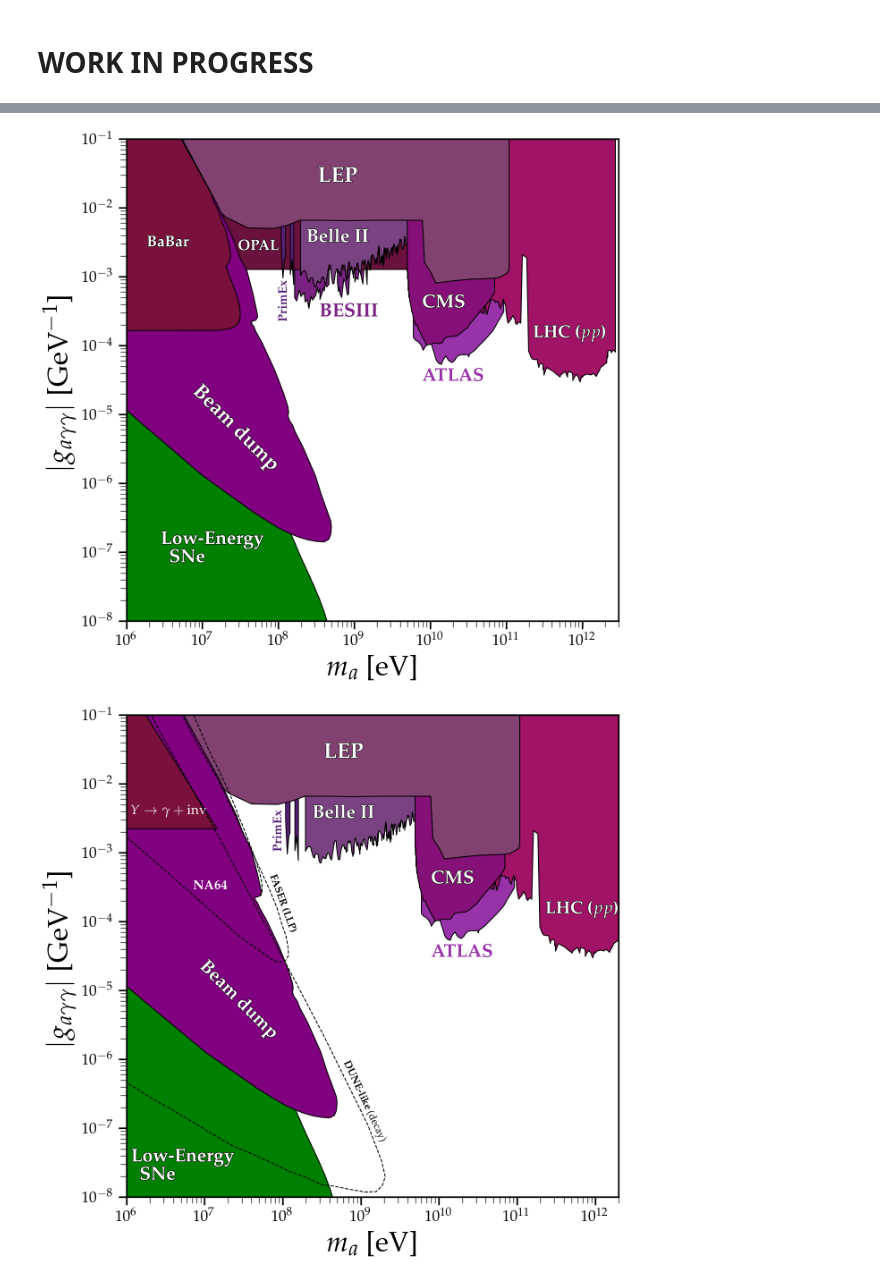
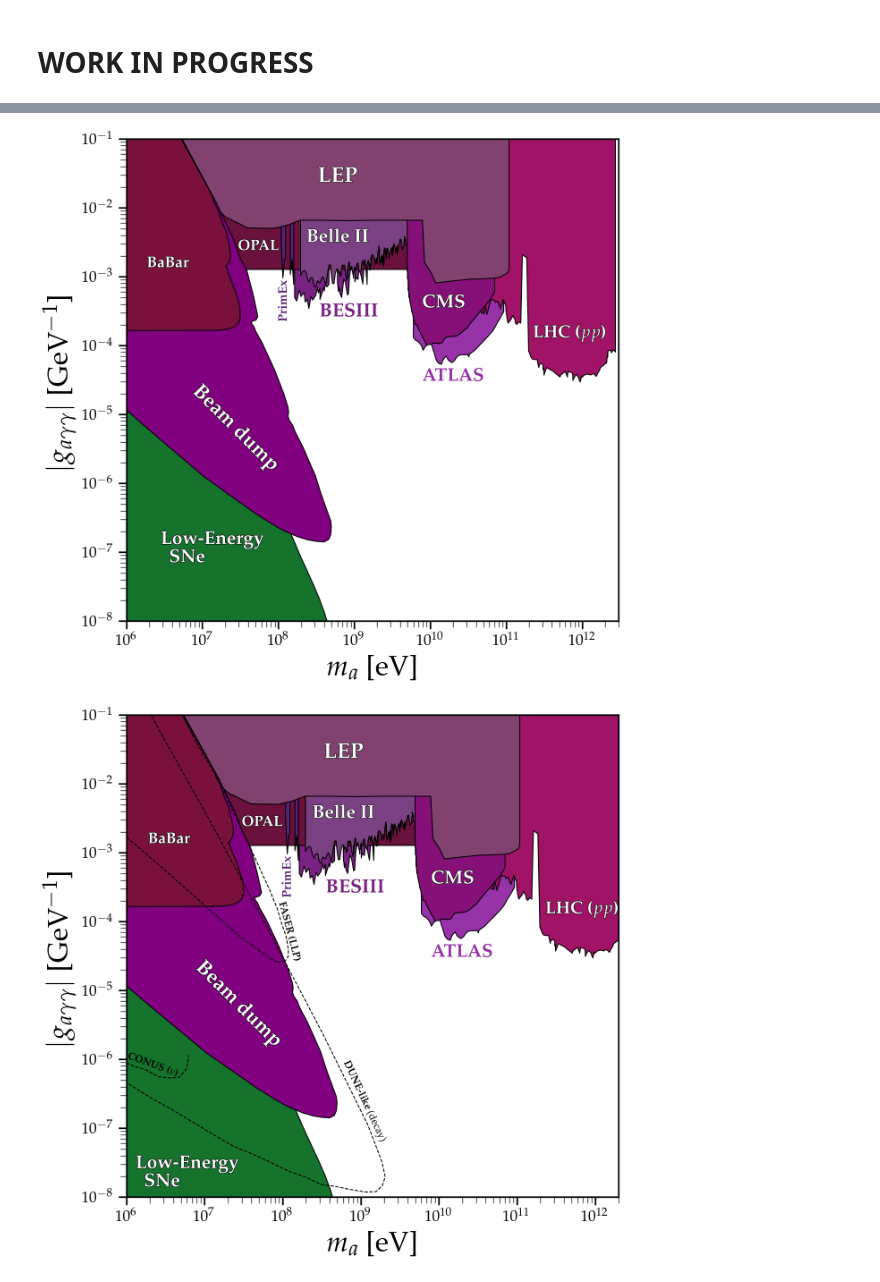
Before and after one commit to cajohare/AxionLimits, a Jupyter notebook: AxionPhoton_ColliderBounds.ipynb, the cells around one changed output, grey strips where cells are left out. Drawn from its saved outputs; the diff is of its cells as text; code cells hidden in the pictures.

```diff
--- a/AxionPhoton_ColliderBounds.ipynb
+++ b/AxionPhoton_ColliderBounds.ipynb
@@ -181,97 +50,79 @@ MySaveFig(fig,'AxionPhoton_HighMass')
 from numpy import *
 import matplotlib.pyplot as plt
 from PlotFuncs import FigSetup, AxionPhoton, MySaveFig, BlackHoleSpins, FilledLimit
-import matplotlib.patheffects as pe
-shadow = [pe.PathPatchEffect(offset=(-2, 2), facecolor='k'),
-          pe.PathPatchEffect(edgecolor='k', linewidth=0.0, facecolor='w')]
 
 fig,ax = FigSetup(Shape='Square',ylab='$|g_{a\gamma\gamma}|$ [GeV$^{-1}$]',mathpazo=True,
                   m_min=1e6,m_max=3e12,g_min=1e-8,g_max=1.0e-1,xtick_rotation=0)
 
+AxionPhoton.SNe_decay(ax,rotation=0,fs=30,text_shift=[0.9,0.2])
 
-BeamDump(ax,rotation=-45,fs=33,text_shift=[0.9,0.3])
-SNe_decay(ax,rotation=0,fs=30,text_shift=[0.9,0.2])
-BaBar(ax,fs=25,text_shift=[3.5,0.4])
-CMS_PbPb(ax,fs=30,text_shift=[1,0.8])
-ATLAS_PbPb(ax,fs=30,text_shift=[1,1.2])
-LHC_pp(ax,fs=28,text_col='w',text_shift=[1.7,10],path_effects=line_background(1.5,'k'))
-BelleII(ax,fs=30)
-PrimEx(ax,fs=20,text_shift=[0.85,0.9],rotation=90)
-LEP(ax,fs=35,text_shift=[1,0.2])
-BESIII(ax,fs=31,text_shift=[1.3,1.4])
-OPAL(ax,fs=24,text_shift=[0.021,3.5],text_col='w',path_effects=line_background(1.5,'k'))
+AxionPhoton.BeamDump(ax,rotation=-45,fs=33,text_shift=[0.9,0.3])
+AxionPhoton.BaBar(ax,fs=25,text_shift=[3.5,0.4])
+AxionPhoton.CMS_PbPb(ax,fs=30,text_shift=[1,0.8])
+AxionPhoton.ATLAS_PbPb(ax,fs=30,text_shift=[1,1.2])
+AxionPhoton.LHC_pp(ax,fs=28,text_col='w',text_shift=[1.7,10],path_effects=line_background(1.5,'k'))
+AxionPhoton.BelleII(ax,fs=30)
+AxionPhoton.PrimEx(ax,fs=20,text_shift=[0.85,0.9],rotation=90)
+AxionPhoton.LEP(ax,fs=35,text_shift=[1,0.2])
+AxionPhoton.BESIII(ax,fs=31,text_shift=[1.3,1.4])
+AxionPhoton.OPAL(ax,fs=24,text_shift=[0.021,3.5],text_col='w',path_effects=line_background(1.5,'k'))
 
 MySaveFig(fig,'AxionPhoton_ColliderBounds')
 # %% [output]
-[figure, old version]
+[figure, new version]
 # %%
-%matplotlib inline
-from numpy import *
-import matplotlib.pyplot as plt
-from PlotFuncs import FigSetup, AxionPhoton, MySaveFig, BlackHoleSpins, FilledLimit, line_background
-import matplotlib.patheffects as pe
-shadow = [pe.PathPatchEffect(offset=(-2, 2), facecolor='k'),
-          pe.PathPatchEffect(edgecolor='k', linewidth=0.0, facecolor='w')]
-
 fig,ax = FigSetup(Shape='Square',ylab='$|g_{a\gamma\gamma}|$ [GeV$^{-1}$]',mathpazo=True,
                   m_min=1e6,m_max=2e12,g_min=1e-8,g_max=1.0e-1,xtick_rotation=0)
 
-def NA64(ax,text_shift=[1,1],col='k',text_col='w',fs=21,zorder=1,text_on=True,lw=1.5,rotation=0,ha='center',edgealpha=1,path_effects=[]):
-    dat = loadtxt("limit_data/AxionPhoton/NA64.txt")
-    #plt.fill_between(dat[:,0],dat[:,1],y2=1,edgecolor=None,facecolor=col,zorder=zorder)
-    plt.plot(dat[:,0],dat[:,1],'--',lw=lw,color=col,alpha=edgealpha,zorder=zorder)
-
-    if text_on:
-        plt.text(text_shift[0]*1e7,text_shift[1]*0.8e-3,r'{\bf NA64}',fontsize=fs,color=text_col,rotation=rotation,ha='center',va='top',clip_on=True,path_effects=path_effects)
-    return
-
-def FASER(ax,text_shift=[1,1],col='k',text_col='k',fs=16.5,zorder=10,text_on=True,lw=1.5,rotation=-70,ha='center',edgealpha=1,path_effects=[]):
+def FASER(ax,text_shift=[1,1],col='k',text_col='k',fs=16.5,zorder=10,text_on=True,lw=1.5,rotation=-75,ha='center',edgealpha=1,path_effects=[]):
     dat = loadtxt("limit_data/AxionPhoton/Projections/FASER_LLP.txt")
     plt.plot(dat[:,0],dat[:,1],'--',lw=lw,color=col,alpha=edgealpha,zorder=zorder)
 
     if text_on:
-        plt.text(text_shift[0]*1e8,text_shift[1]*5e-4,r'{\bf FASER (LLP)}',fontsize=fs,color=text_col,rotation=rotation,ha='center',va='top',clip_on=True,path_effects=path_effects)
+        plt.text(text_shift[0]*1.2e8,text_shift[1]*2e-4,r'{\bf FASER (LLP)}',fontsize=fs,color=text_col,rotation=rotation,ha='center',va='top',clip_on=True,path_effects=path_effects)
     return
-
 
 def CONUS(ax,text_shift=[1,1],col='k',text_col='k',fs=16.5,zorder=10,text_on=True,lw=1.5,rotation=-20,ha='center',edgealpha=1,path_effects=[]):
     dat = loadtxt("limit_data/AxionPhoton/Projections/CONUS.txt")
     plt.plot(dat[:,0],dat[:,1],'--',lw=lw,color=col,alpha=edgealpha,zorder=zorder)
 
     if text_on:
-        plt.text(text_shift[0]*2e6,text_shift[1]*0.7e-6,r'{\bf CONUS ($\nu$)}',fontsize=fs,color=text_col,rotation=rotation,ha='center',va='top',clip_on=True,path_effects=path_effects)
+        plt.text(text_shift[0]*2.2e6,text_shift[1]*1.3e-6,r'{\bf CONUS ($\nu$)}',fontsize=fs,color=text_col,rotation=rotation,ha='center',va='top',clip_on=True,path_effects=path_effects)
     return
 
 def DUNE(ax,text_shift=[1,1],col='k',text_col='k',fs=16.5,zorder=10,text_on=True,lw=1.5,rotation=-65,ha='center',edgealpha=1,path_effects=[]):
     dat = loadtxt("limit_data/AxionPhoton/Projections/DUNE.txt")
     plt.plot(dat[:,0],dat[:,1],'--',lw=lw,color=col,alpha=edgealpha,zorder=zorder)
 
     if text_on:
         plt.text(text_shift[0]*1.1e9,text_shift[1]*1e-6,r'{\bf DUNE-like} (decay)',fontsize=fs,color=text_col,rotation=rotation,ha='center',va='top',clip_on=True,path_effects=path_effects)
     return
 
+DUNE(ax)
+CONUS(ax)
 FASER(ax)
-DUNE(ax)
-NA64(ax,text_shift=[1.2,0.5])
 
 # to add:
 # CLIC
 # FCC
 # SHIPS
 # DarkQuest
 # Belle II
 # LHCb?
 
-BeamDump(ax,rotation=-45,fs=30,text_shift=[0.9,0.3],path_effects=line_background(1.5,'k'))
-SNe_decay(ax,rotation=0,fs=30,text_shift=[0.35,0.05],path_effects=line_background(1.5,'k'))
-Collider_Y(ax,fs=22,text_shift=[3.5,0.5],path_effects=[])
-CMS_PbPb(ax,fs=30,text_shift=[1,0.8],path_effects=line_background(1.5,'k'))
-ATLAS_PbPb(ax,fs=30,text_shift=[1,1.2])
-LHC_pp(ax,fs=28,text_col='w',text_shift=[1.7,10],path_effects=line_background(1.5,'k'))
-BelleII(ax,fs=30,path_effects=line_background(1.5,'k'))
-PrimEx(ax,fs=20,text_shift=[0.45,6],rotation=90)
-LEP(ax,fs=35,text_shift=[1,0.2],path_effects=line_background(1.5,'k'))
+AxionPhoton.SNe_decay(ax,rotation=0,fs=30,text_shift=[0.4,0.04])
+AxionPhoton.BeamDump(ax,rotation=-45,fs=33,text_shift=[0.9,0.3])
+AxionPhoton.BaBar(ax,fs=25,text_shift=[3.5,0.4])
+AxionPhoton.CMS_PbPb(ax,fs=30,text_shift=[1,0.8])
+AxionPhoton.ATLAS_PbPb(ax,fs=30,text_shift=[1,1.2])
+AxionPhoton.LHC_pp(ax,fs=28,text_col='w',text_shift=[1.7,10],path_effects=line_background(1.5,'k'))
+AxionPhoton.BelleII(ax,fs=30)
+AxionPhoton.PrimEx(ax,fs=20,text_shift=[0.85,0.9],rotation=90)
+AxionPhoton.LEP(ax,fs=35,text_shift=[1,0.2])
+AxionPhoton.BESIII(ax,fs=31,text_shift=[1.3,1.4])
+AxionPhoton.OPAL(ax,fs=24,text_shift=[0.021,3.5],text_col='w',path_effects=line_background(1.5,'k'))
 
-MySaveFig(fig,'AxionPhoton_ColliderBounds_withProjections')
+
+MySaveFig(fig,'AxionPhoton_ColliderBounds_with_Projections')
 # %% [output]
-[figure, old version]
+[figure, new version]
```
Also changed, not shown: parts of 1 cell of this notebook, 49 other files.
